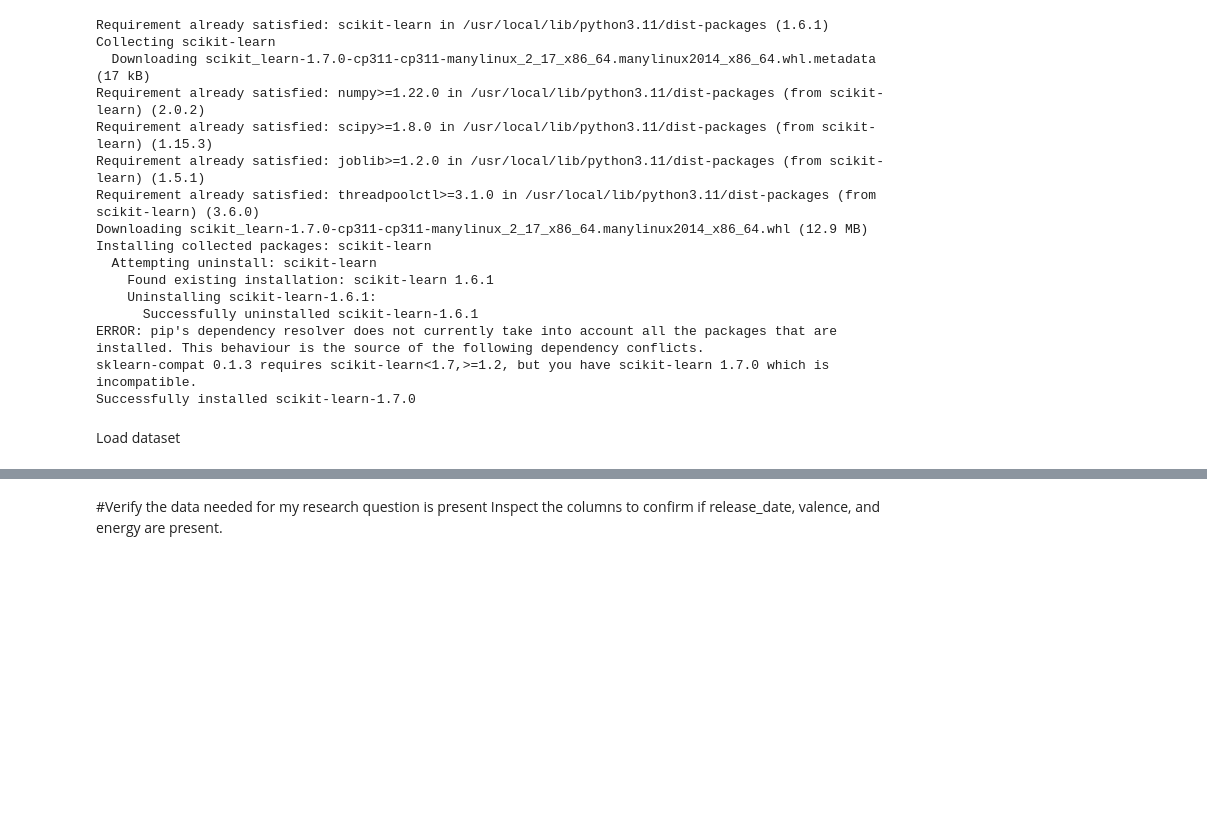
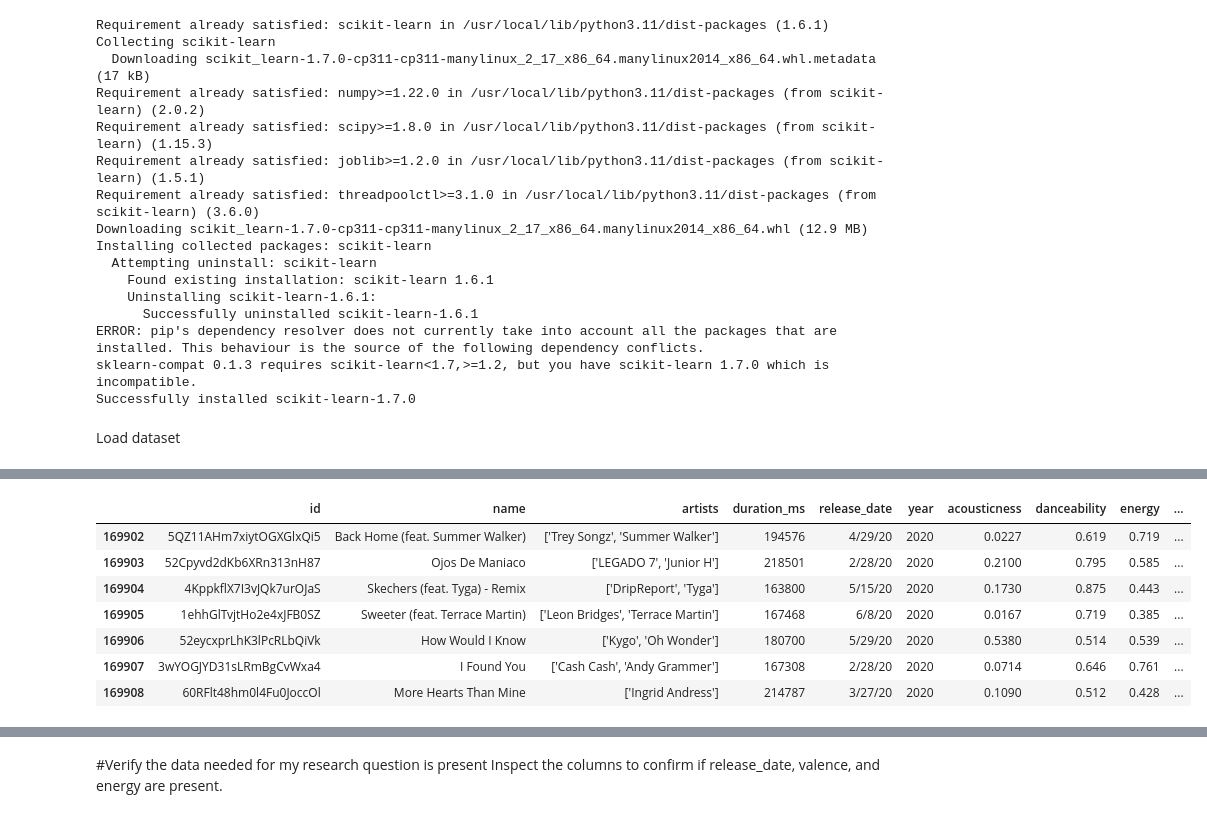
Before and after one commit to C-Lion/HU-DS-BC, a Jupyter notebook: Stage2_EmotionalToneAnalysis_HUDS2025.ipynb, the cells around one changed output, grey strips where cells are left out. Drawn from its saved outputs; the diff is of its cells as text; code cells hidden in the pictures; blank space fills up the shorter version.

```diff
--- a/Stage2_EmotionalToneAnalysis_HUDS2025.ipynb
+++ b/Stage2_EmotionalToneAnalysis_HUDS2025.ipynb
@@ -173,0 +185,11 @@ spotify_df.head()
+# %%
+spotify_df.tail(7)
+# %% [output]
+|  | id | name | artists | duration_ms | release_date | year | acousticness | danceability | energy | ... |
+| 169902 | 5QZ11AHm7xiytOGXGlxQi5 | Back Home (feat. Summer Walker) | ['Trey Songz', 'Summer Walker'] | 194576 | 4/29/20 | 2020 | 0.0227 | 0.619 | 0.719 | ... |
+| 169903 | 52Cpyvd2dKb6XRn313nH87 | Ojos De Maniaco | ['LEGADO 7', 'Junior H'] | 218501 | 2/28/20 | 2020 | 0.2100 | 0.795 | 0.585 | ... |
+| 169904 | 4KppkflX7I3vJQk7urOJaS | Skechers (feat. Tyga) - Remix | ['DripReport', 'Tyga'] | 163800 | 5/15/20 | 2020 | 0.1730 | 0.875 | 0.443 | ... |
+| 169905 | 1ehhGlTvjtHo2e4xJFB0SZ | Sweeter (feat. Terrace Martin) | ['Leon Bridges', 'Terrace Martin'] | 167468 | 6/8/20 | 2020 | 0.0167 | 0.719 | 0.385 | ... |
+| 169906 | 52eycxprLhK3lPcRLbQiVk | How Would I Know | ['Kygo', 'Oh Wonder'] | 180700 | 5/29/20 | 2020 | 0.5380 | 0.514 | 0.539 | ... |
+| 169907 | 3wYOGJYD31sLRmBgCvWxa4 | I Found You | ['Cash Cash', 'Andy Grammer'] | 167308 | 2/28/20 | 2020 | 0.0714 | 0.646 | 0.761 | ... |
+| 169908 | 60RFlt48hm0l4Fu0JoccOl | More Hearts Than Mine | ['Ingrid Andress'] | 214787 | 3/27/20 | 2020 | 0.1090 | 0.512 | 0.428 | ... |
```
Also changed, not shown: parts of 5 cells of this notebook.
